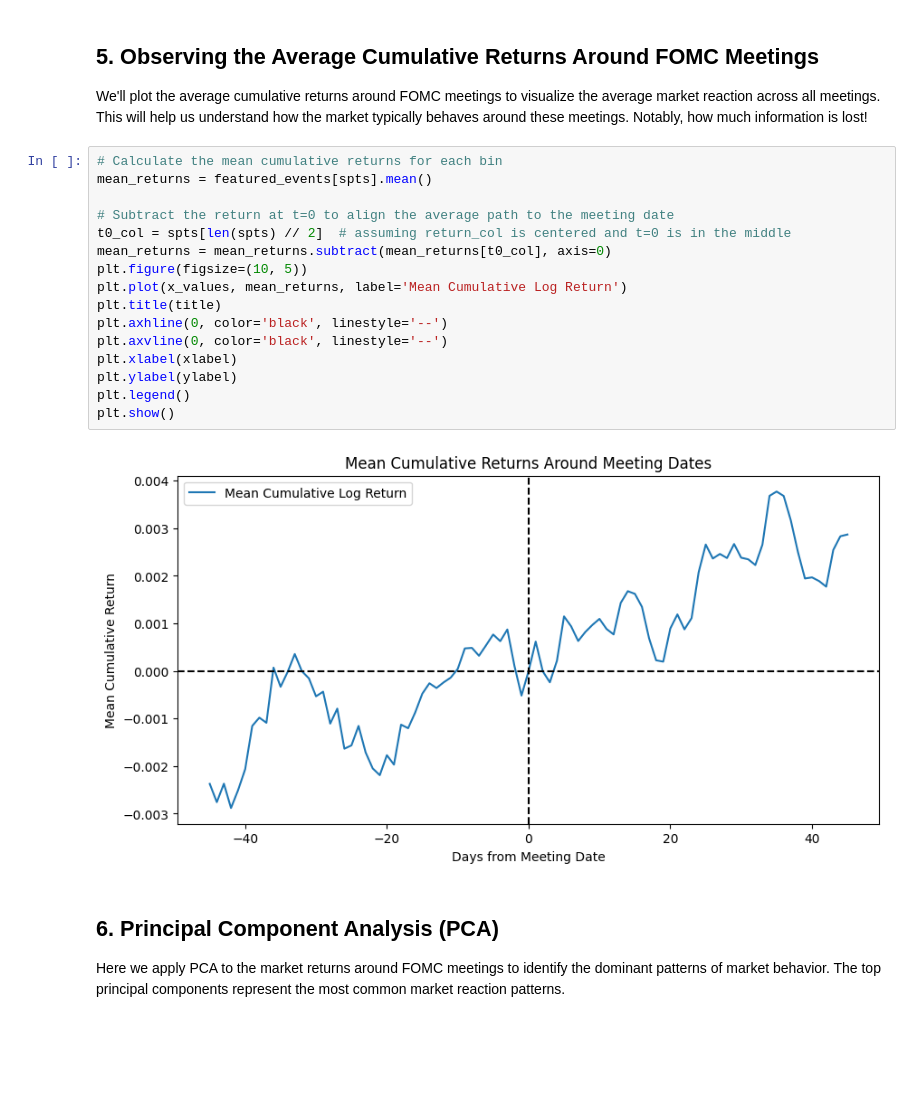
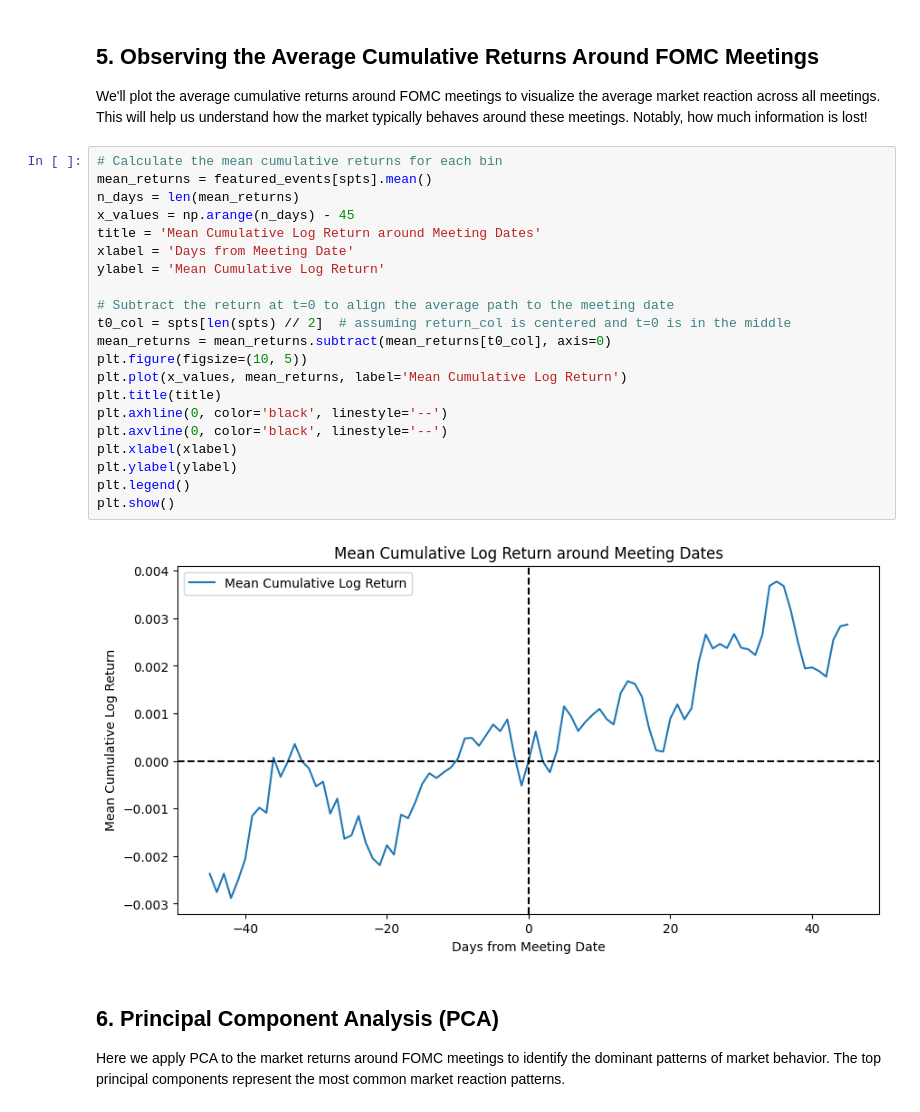
Before and after one commit to Aman-Rana-02/Event_Studies_with_Component_Analysis, a Jupyter notebook: scripts/2.0.FOMC_case_study.ipynb, the cells around one changed output. Cells and saved outputs as stored; diff of their text form; blank space fills up the shorter version.

```diff
--- a/scripts/2.0.FOMC_case_study.ipynb
+++ b/scripts/2.0.FOMC_case_study.ipynb
@@ -86,21 +86,26 @@ We'll plot the average cumulative returns around FOMC meetings to visualize the
 # %%
 # Calculate the mean cumulative returns for each bin
 mean_returns = featured_events[spts].mean()
+n_days = len(mean_returns)
+x_values = np.arange(n_days) - 45
+title = 'Mean Cumulative Log Return around Meeting Dates'
+xlabel = 'Days from Meeting Date'
+ylabel = 'Mean Cumulative Log Return'
 
 # Subtract the return at t=0 to align the average path to the meeting date
 t0_col = spts[len(spts) // 2]  # assuming return_col is centered and t=0 is in the middle
 mean_returns = mean_returns.subtract(mean_returns[t0_col], axis=0)
 plt.figure(figsize=(10, 5))
 plt.plot(x_values, mean_returns, label='Mean Cumulative Log Return')
 plt.title(title)
 plt.axhline(0, color='black', linestyle='--')
 plt.axvline(0, color='black', linestyle='--')
 plt.xlabel(xlabel)
 plt.ylabel(ylabel)
 plt.legend()
 plt.show()
 # %% [output]
-[figure, old version]
+[figure, new version]
 # %% [markdown]
 ## 6. Principal Component Analysis (PCA)
 
```
Also changed, not shown: parts of 5 cells of this notebook.
